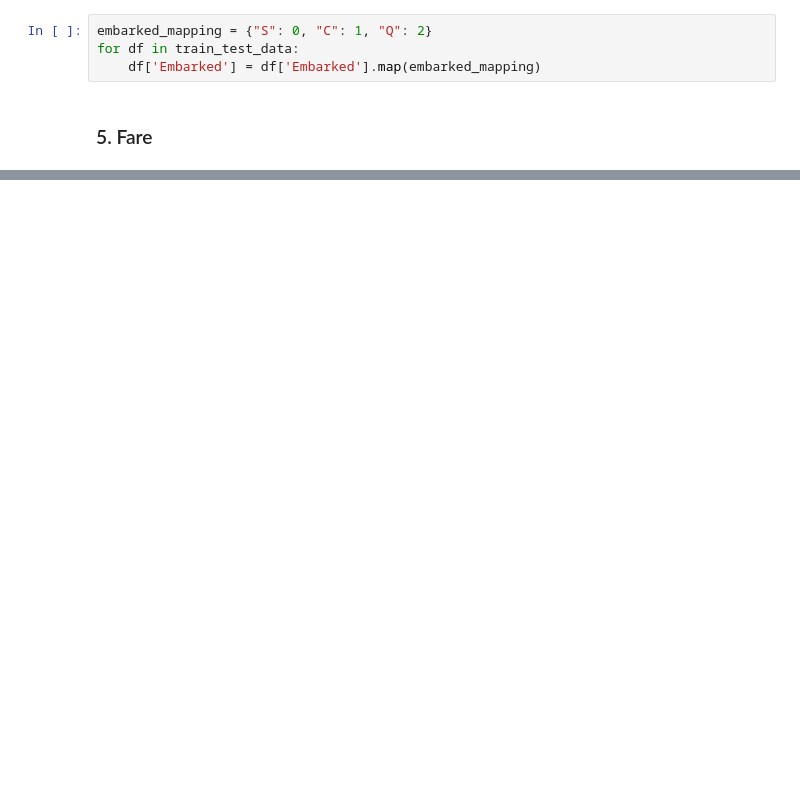
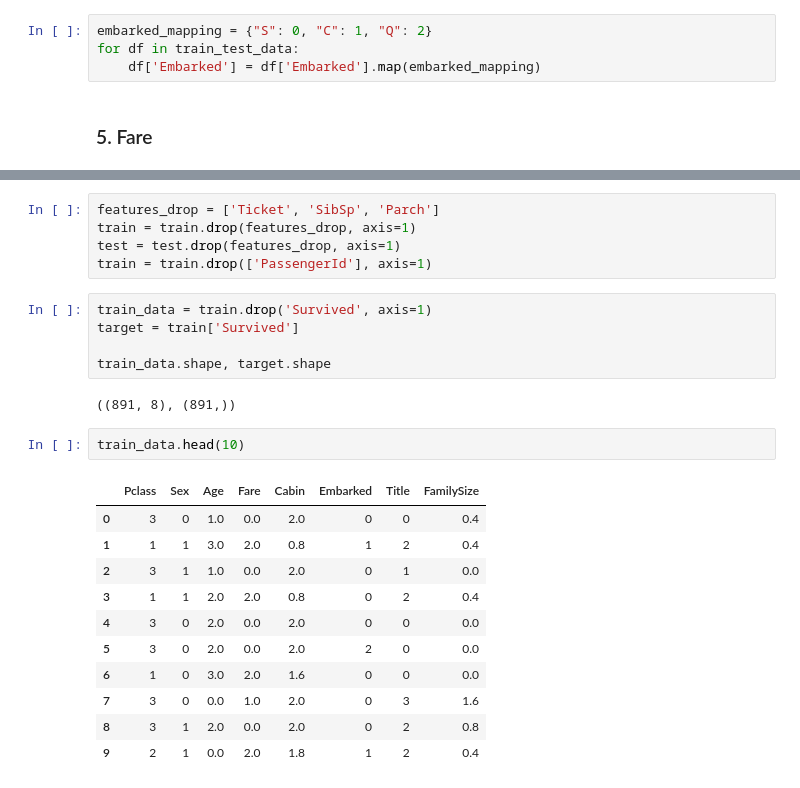
Before and after one commit to DestinyKim/Selfstudy_repo, a Jupyter notebook: ML2_데이터 전처리.ipynb, the cells around one changed output, grey strips where cells are left out. Saved outputs shown, nothing was run; the diff lists cells and outputs as text; blank space fills up the shorter version.

```diff
--- a/ML2_데이터 전처리.ipynb
+++ b/ML2_데이터 전처리.ipynb
@@ -534,0 +609,26 @@ train.head(50)
+# %%
+features_drop = ['Ticket', 'SibSp', 'Parch']
+train = train.drop(features_drop, axis=1)
+test = test.drop(features_drop, axis=1)
+train = train.drop(['PassengerId'], axis=1)
+# %%
+train_data = train.drop('Survived', axis=1)
+target = train['Survived']
+
+train_data.shape, target.shape
+# %% [output]
+((891, 8), (891,))
+# %%
+train_data.head(10)
+# %% [output]
+|  | Pclass | Sex | Age | Fare | Cabin | Embarked | Title | FamilySize |
+| 0 | 3 | 0 | 1.0 | 0.0 | 2.0 | 0 | 0 | 0.4 |
+| 1 | 1 | 1 | 3.0 | 2.0 | 0.8 | 1 | 2 | 0.4 |
+| 2 | 3 | 1 | 1.0 | 0.0 | 2.0 | 0 | 1 | 0.0 |
+| 3 | 1 | 1 | 2.0 | 2.0 | 0.8 | 0 | 2 | 0.4 |
+| 4 | 3 | 0 | 2.0 | 0.0 | 2.0 | 0 | 0 | 0.0 |
+| 5 | 3 | 0 | 2.0 | 0.0 | 2.0 | 2 | 0 | 0.0 |
+| 6 | 1 | 0 | 3.0 | 2.0 | 1.6 | 0 | 0 | 0.0 |
+| 7 | 3 | 0 | 0.0 | 1.0 | 2.0 | 0 | 3 | 1.6 |
+| 8 | 3 | 1 | 2.0 | 0.0 | 2.0 | 0 | 2 | 0.8 |
+| 9 | 2 | 1 | 0.0 | 2.0 | 1.8 | 1 | 2 | 0.4 |
```
Also changed, not shown: parts of 20 cells of this notebook.
